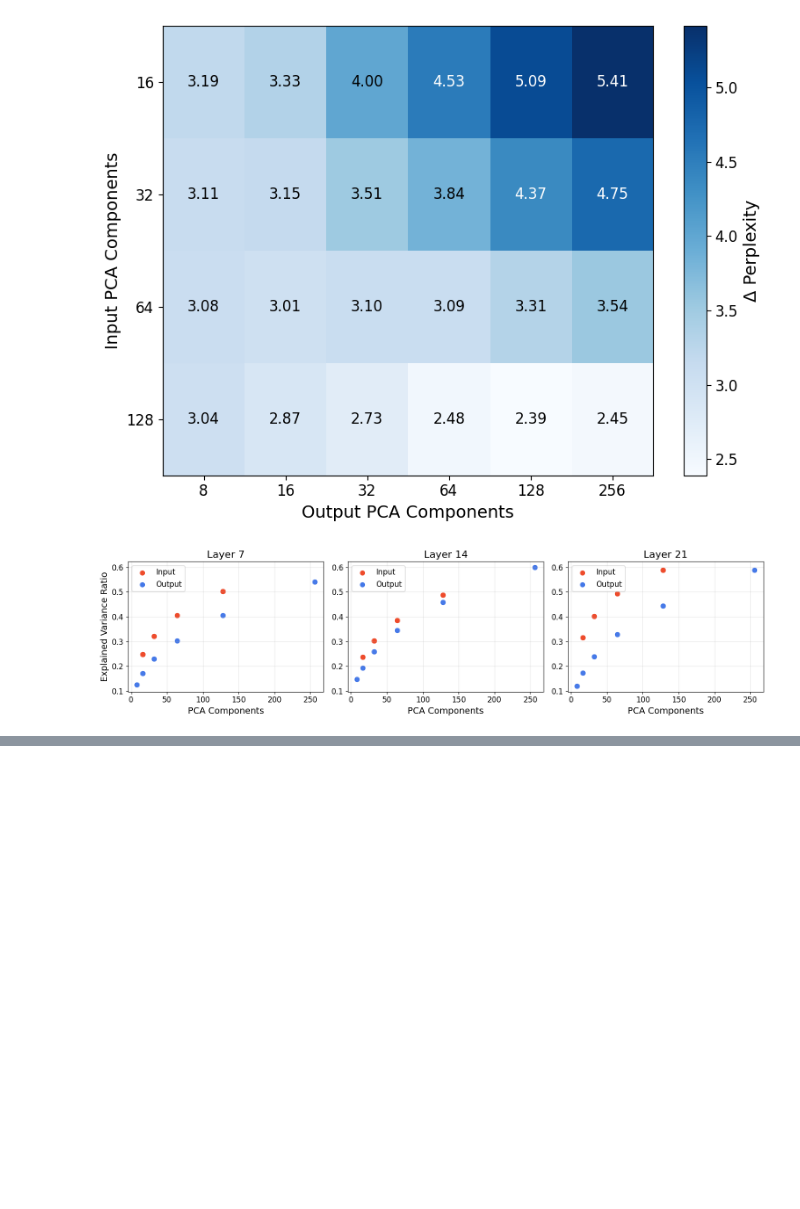
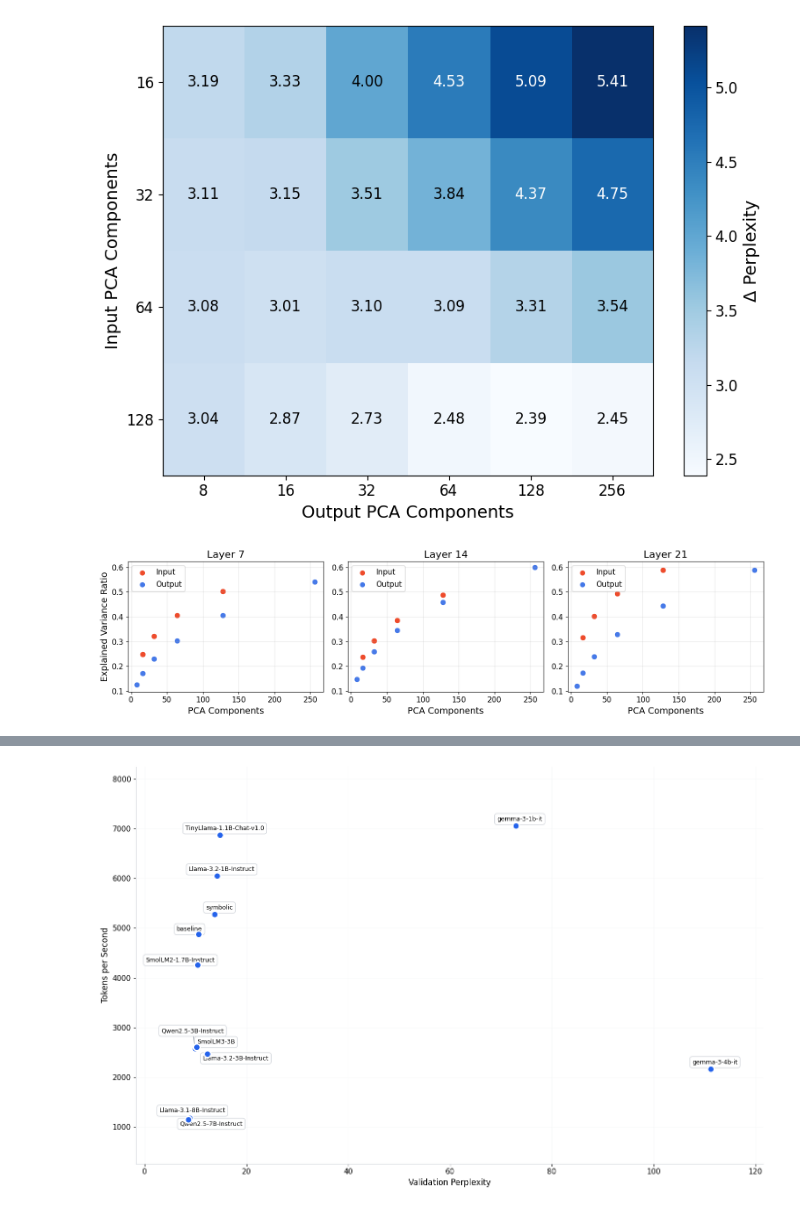
Before and after one commit to astroautomata/LLM_PCA, a Jupyter notebook: analysis.ipynb, the cells around one changed output, grey strips where cells are left out. Drawn from its saved outputs; the diff is of its cells as text; code cells hidden in the pictures; blank space fills up the shorter version.

```diff
--- a/analysis.ipynb
+++ b/analysis.ipynb
@@ -134,0 +409,52 @@ plt.show()
+# %%
+fig, ax = plt.subplots(figsize=(14, 9))
+
+x_data = df_res["val_perplexity"].values
+y_data = df_res["tokens_per_second"].values
+labels = [clean_model_name(n) for n in df_res["model_name"].values]
+
+# Plot points
+ax.scatter(x_data, y_data, s=100, color='#2563eb', edgecolor='white', linewidth=2, zorder=5)
+
+# Add padding to axes
+x_range = x_data.max() - x_data.min()
+y_range = y_data.max() - y_data.min()
+ax.set_xlim(x_data.min() - 0.1 * x_range, x_data.max() + 0.1 * x_range)
+ax.set_ylim(y_data.min() - 0.15 * y_range, y_data.max() + 0.2 * y_range)
+
+# Create text objects (not annotations) for adjust_text
+texts = []
+for x, y, label in zip(x_data, y_data, labels):
+    t = ax.text(x, y, label, fontsize=9, fontweight='medium', ha='center', va='bottom',
+                bbox=dict(boxstyle='round,pad=0.4', facecolor='white',
+                         edgecolor='#d1d5db', linewidth=1, alpha=0.95), zorder=4)
+    texts.append(t)
+
+adjust_text(
+    texts,
+    x=x_data,
+    y=y_data,
+    ax=ax,
+    force_text=(1.5, 2.5),
+    force_points=(2.0, 2.5),
+    expand_points=(2.0, 2.0),
+    expand_text=(1.3, 1.3),
+    lim=3000,
+    only_move={'points': 'y', 'text': 'xy'},
+    arrowprops=dict(arrowstyle='-', color='#9ca3af', lw=1),
+)
+
+ax.set_xlabel("Validation Perplexity", fontsize=12, fontweight='medium')
+ax.set_ylabel("Tokens per Second", fontsize=12, fontweight='medium')
+ax.tick_params(axis='both', labelsize=11)
+ax.grid(True, alpha=0.4, linestyle='-', linewidth=0.5, color='#e5e7eb')
+ax.set_axisbelow(True)
+ax.spines['top'].set_visible(False)
+ax.spines['right'].set_visible(False)
+ax.spines['left'].set_color('#d1d5db')
+ax.spines['bottom'].set_color('#d1d5db')
+plt.tight_layout()
+plt.savefig('figures/benchmark_comparison_full.png', dpi=300, bbox_inches='tight', facecolor='white')
+plt.show()
+# %% [output]
+[figure, added]
```
Also changed, not shown: parts of 9 cells of this notebook.
